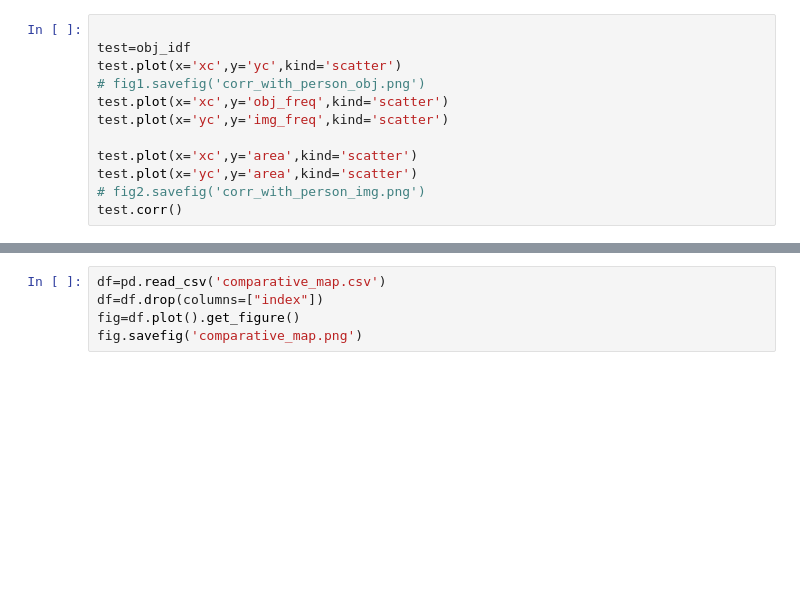
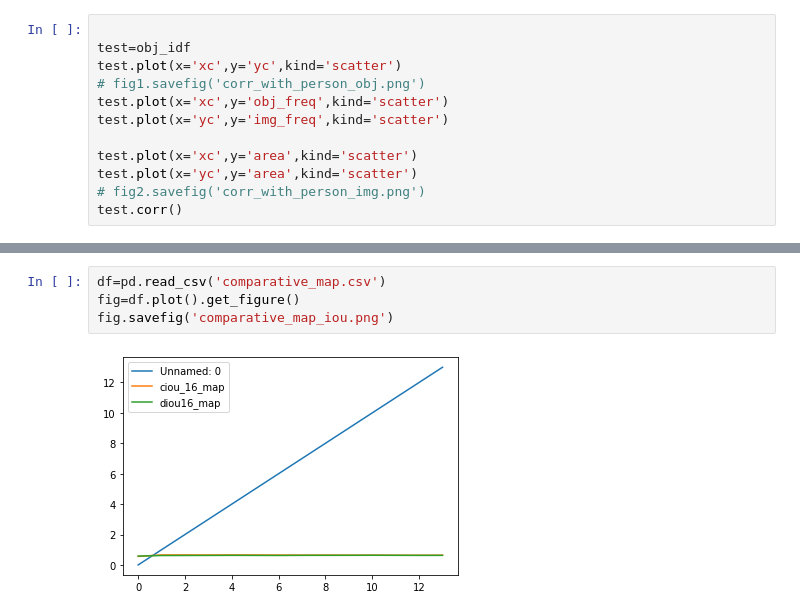
Before and after one commit to kostas1515/yolo_on_coco, a Jupyter notebook: coco.ipynb, the cells around one changed output, grey strips where cells are left out. Saved outputs shown, nothing was run; the diff lists cells and outputs as text; blank space fills up the shorter version.

```diff
--- a/coco.ipynb
+++ b/coco.ipynb
@@ -1145,5 +1110,6 @@ df.plot()
 # %%
 df=pd.read_csv('comparative_map.csv')
-df=df.drop(columns=["index"])
 fig=df.plot().get_figure()
-fig.savefig('comparative_map.png')
+fig.savefig('comparative_map_iou.png')
+# %% [output]
+[figure, added]
```
Also changed, not shown: parts of 33 cells of this notebook, 6 other files.
